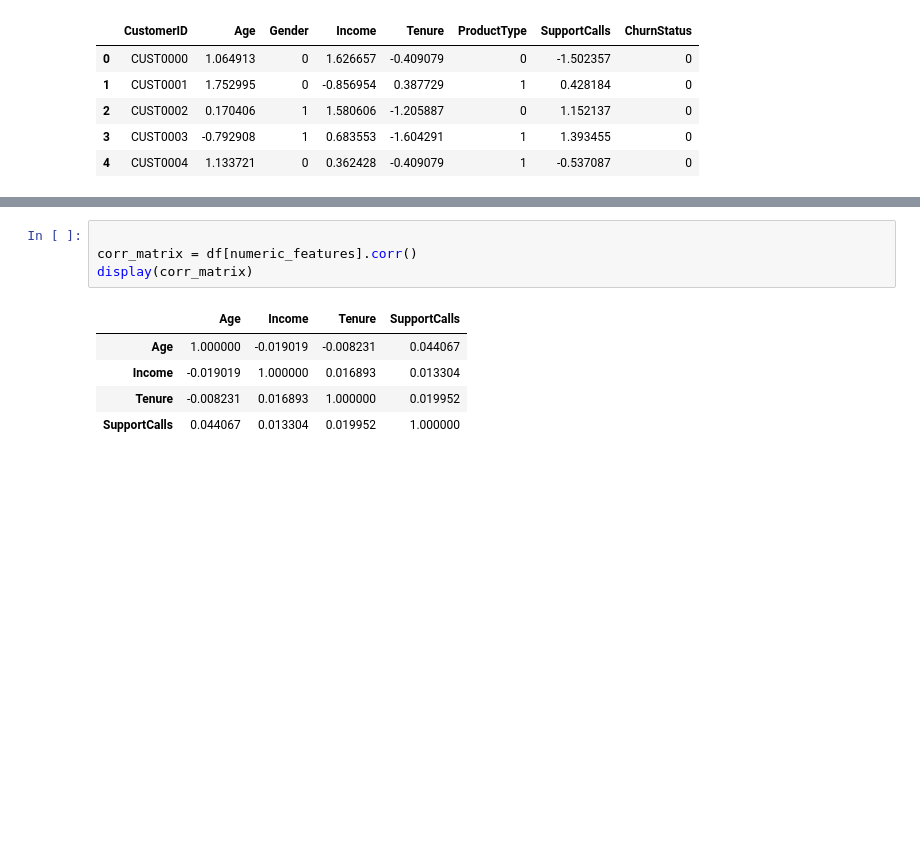
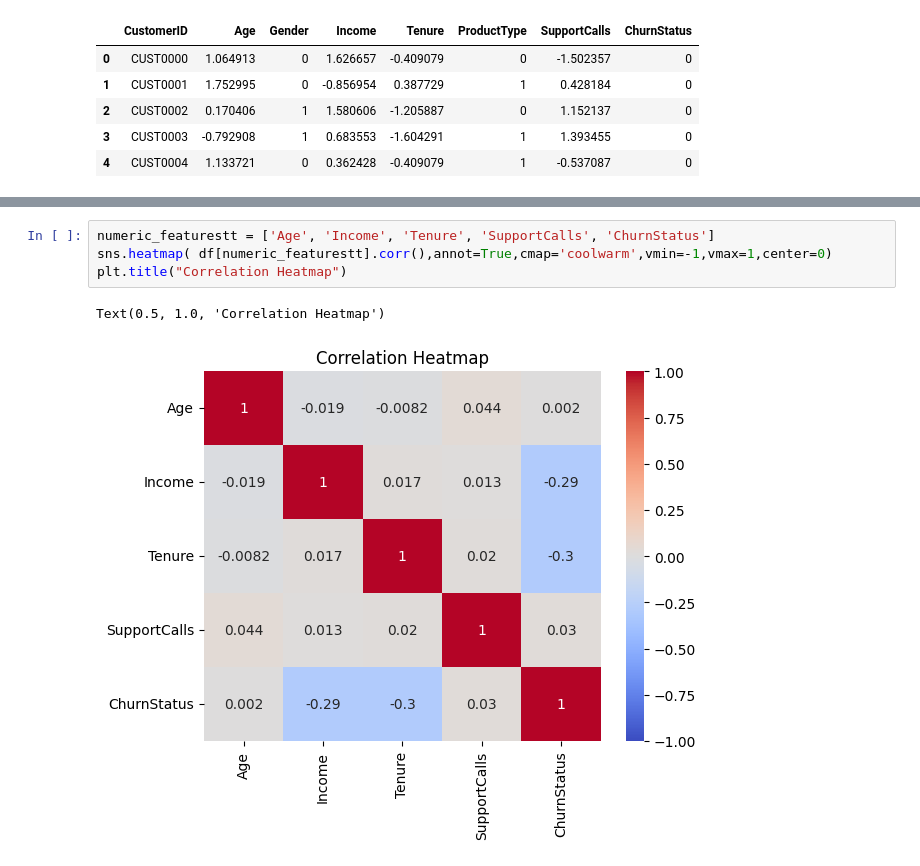
Before and after one commit to Anasbarghouthi/machine-learning, a Jupyter notebook: Assignment.ipynb, the cells around one changed output, grey strips where cells are left out. Drawn from its saved outputs; the diff is of its cells as text; blank space fills up the shorter version.

```diff
--- a/Assignment.ipynb
+++ b/Assignment.ipynb
@@ -199,10 +220,7 @@ for col in categorical_features2:
-# %%
-
-corr_matrix = df[numeric_features].corr()
-display(corr_matrix)
-# %% [output]
-|  | Age | Income | Tenure | SupportCalls |
-| Age | 1.000000 | -0.019019 | -0.008231 | 0.044067 |
-| Income | -0.019019 | 1.000000 | 0.016893 | 0.013304 |
-| Tenure | -0.008231 | 0.016893 | 1.000000 | 0.019952 |
-| SupportCalls | 0.044067 | 0.013304 | 0.019952 | 1.000000 |
+# %%
+numeric_featurestt = ['Age', 'Income', 'Tenure', 'SupportCalls', 'ChurnStatus']
+sns.heatmap( df[numeric_featurestt].corr(),annot=True,cmap='coolwarm',vmin=-1,vmax=1,center=0)
+plt.title("Correlation Heatmap")
+# %% [output]
+Text(0.5, 1.0, 'Correlation Heatmap')
+[figure, added]
```
Also changed, not shown: parts of 7 cells of this notebook, 1 other file.
